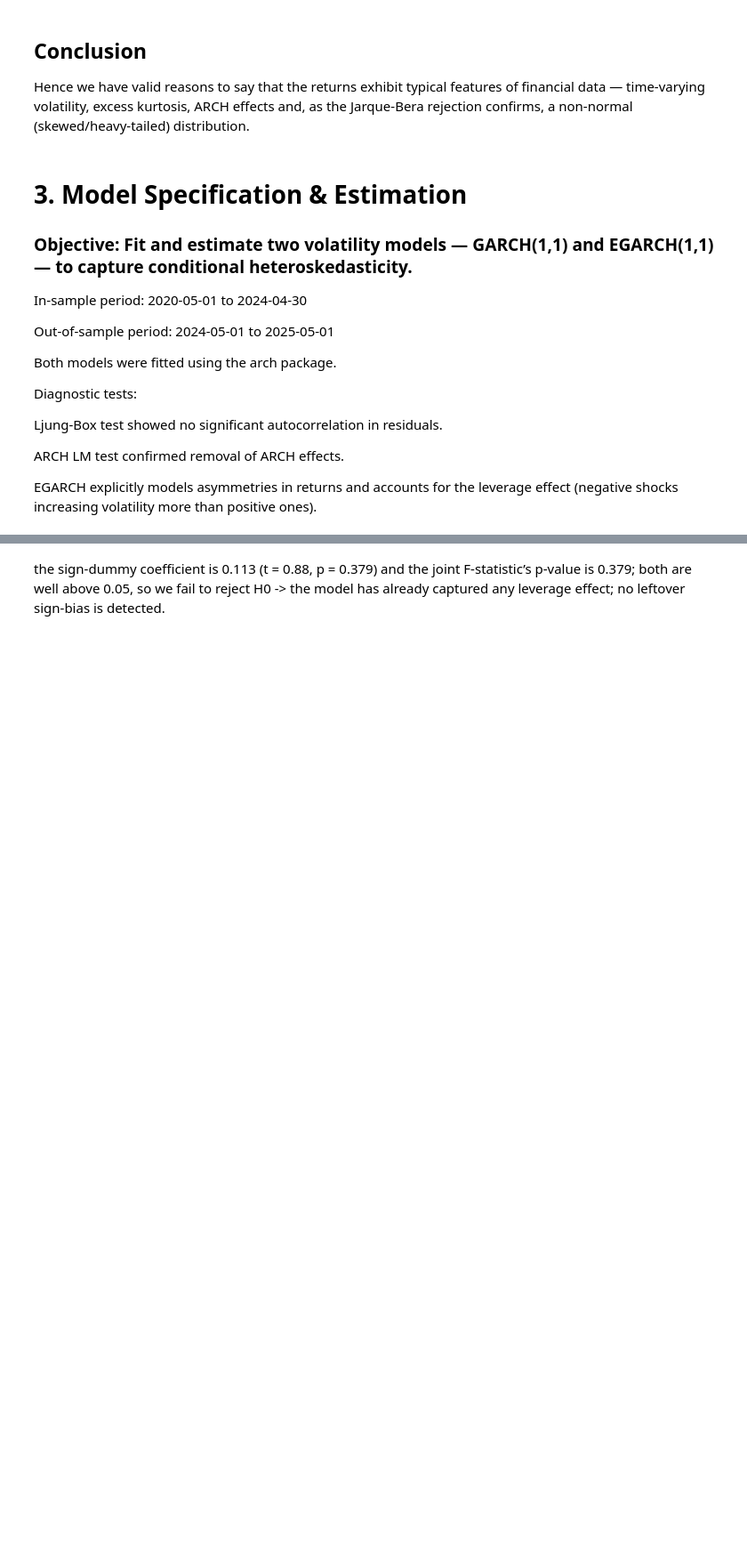
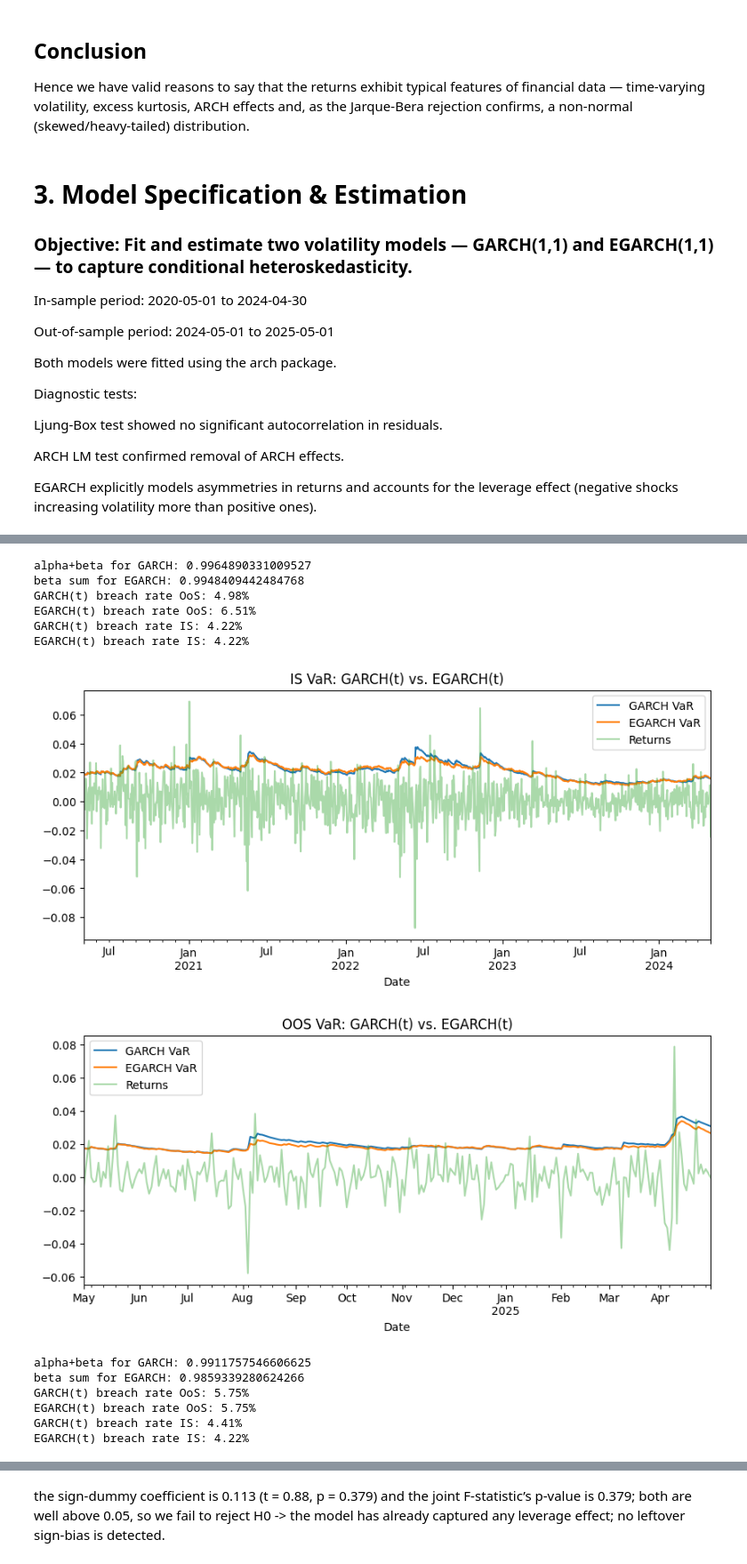
Before and after one commit to Shahahaha11/TSA_project, a Jupyter notebook: TSA_Project.ipynb, the cells around one changed output, grey strips where cells are left out. Shown at 89% size. Drawn from its saved outputs; the diff is of its cells as text; code cells hidden in the pictures; blank space fills up the shorter version.

```diff
--- a/TSA_Project.ipynb
+++ b/TSA_Project.ipynb
@@ -711,0 +490,23 @@ Notes:
+# %%
+# Under dist = 't'
+if __name__ == "__main__":
+
+    res_g_0_t, res_e_0_t, VaR_g_0_t, VaR_e_0_t, vr_g_0_t, vr_e_0_t, std_resid_gar_0_t, std_resid_egar_0_t  = main(train, test, alpha=0.05, window= None, p=1, o=1, q=1, dist='t')
+
+if __name__ == "__main__":
+    res_g_1_t, res_e_1_t, VaR_g_1_t, VaR_e_1_t, vr_g_1_t, vr_e_1_t, std_resid_gar_1_t, std_resid_egar_1_t  = main_1(train, test, alpha=0.05, window= None, p=5, o=1, q=3, dist = 't')
+# %% [output]
+alpha+beta for GARCH: 0.9964890331009527
+beta sum for EGARCH: 0.9948409442484768
+GARCH(t) breach rate OoS: 4.98%
+EGARCH(t) breach rate OoS: 6.51%
+GARCH(t) breach rate IS: 4.22%
+EGARCH(t) breach rate IS: 4.22%
+[figure, added]
+[figure, added]
+alpha+beta for GARCH: 0.9911757546606625
+beta sum for EGARCH: 0.9859339280624266
+GARCH(t) breach rate OoS: 5.75%
+EGARCH(t) breach rate OoS: 5.75%
+GARCH(t) breach rate IS: 4.41%
+EGARCH(t) breach rate IS: 4.22%
```
Also changed, not shown: parts of 53 cells of this notebook, 2 other files.
